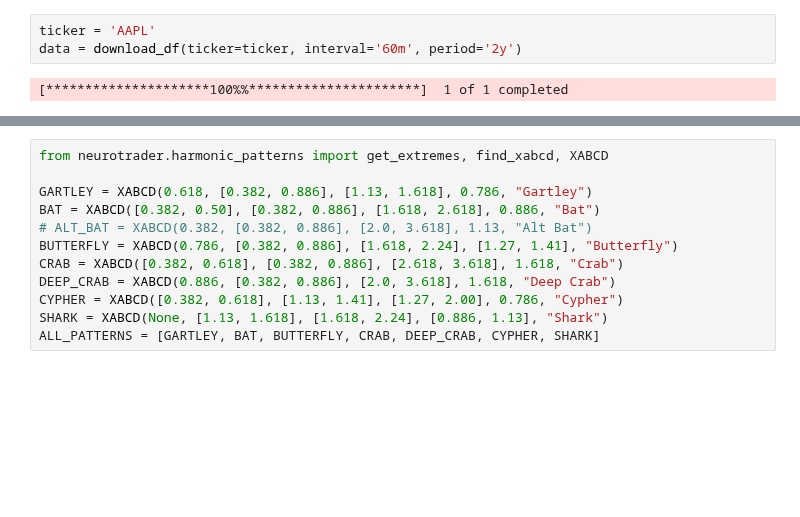
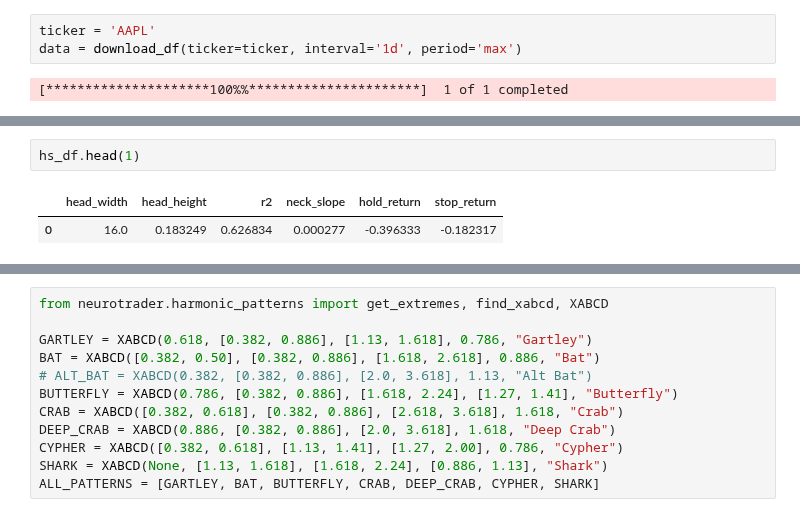
Before and after one commit to tcarlucc/machine-learning-final, a Jupyter notebook: reversal_patterns.ipynb, the cells around one changed output, grey strips where cells are left out. Cells and saved outputs as stored; diff of their text form; blank space fills up the shorter version.

```diff
--- a/reversal_patterns.ipynb
+++ b/reversal_patterns.ipynb
@@ -92,6 +93,6 @@ Abstract: We want to use mathematical equations to detect patterns in our stock
 # %%
 ticker = 'AAPL'
-data = download_df(ticker=ticker, interval='60m', period='2y')
+data = download_df(ticker=ticker, interval='1d', period='max')
 # %% [output]
 [*********************100%%**********************]  1 of 1 completed
 # %%
@@ -115,0 +117,5 @@ Data time range: 2022-04-18 09:30:00 to 2024-04-18 09:30:00
+# %%
+hs_df.head(1)
+# %% [output]
+|  | head_width | head_height | r2 | neck_slope | hold_return | stop_return |
+| 0 | 16.0 | 0.183249 | 0.626834 | 0.000277 | -0.396333 | -0.182317 |
```
Also changed, not shown: parts of 11 cells of this notebook, 1 other file.
